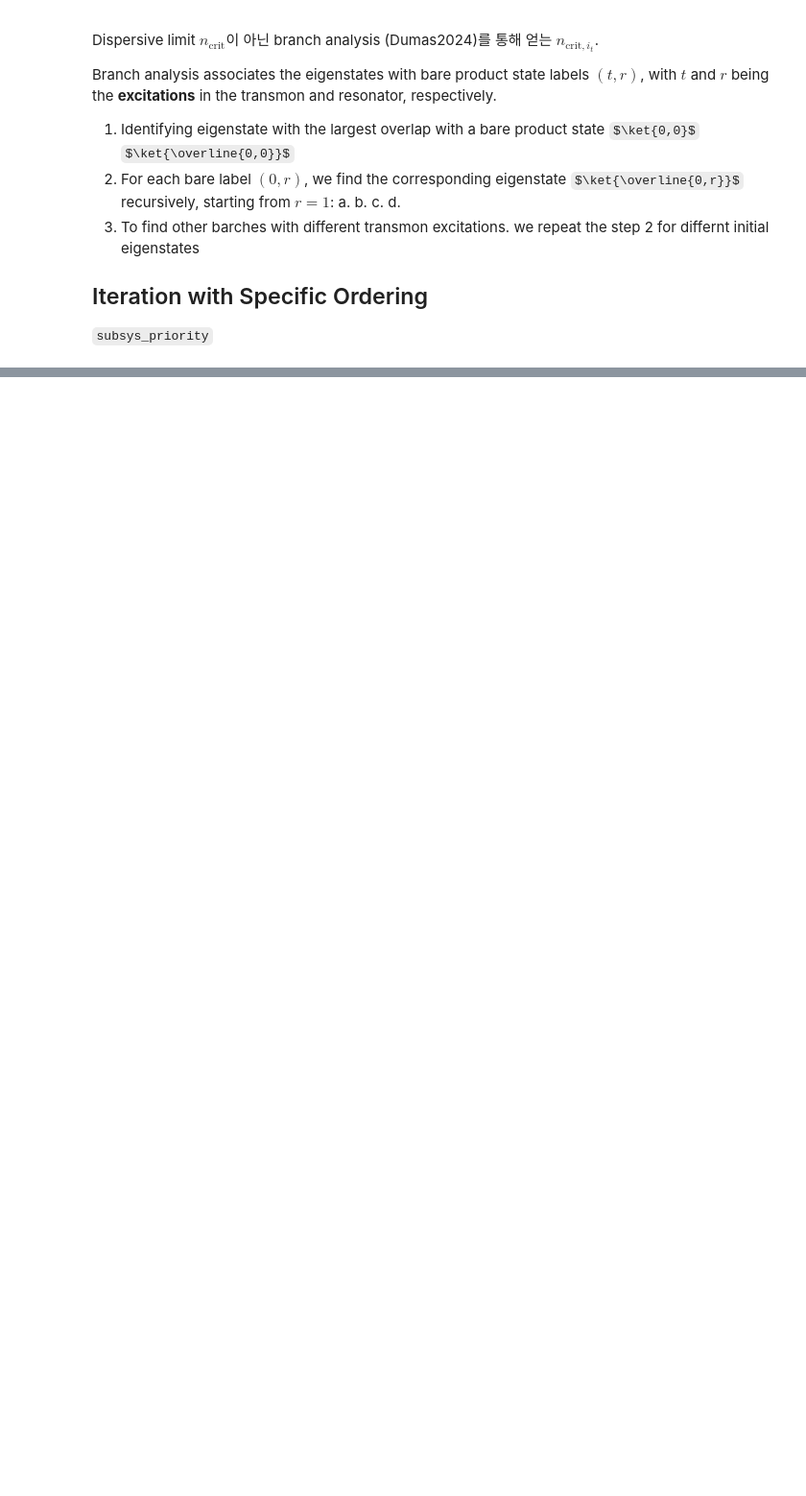
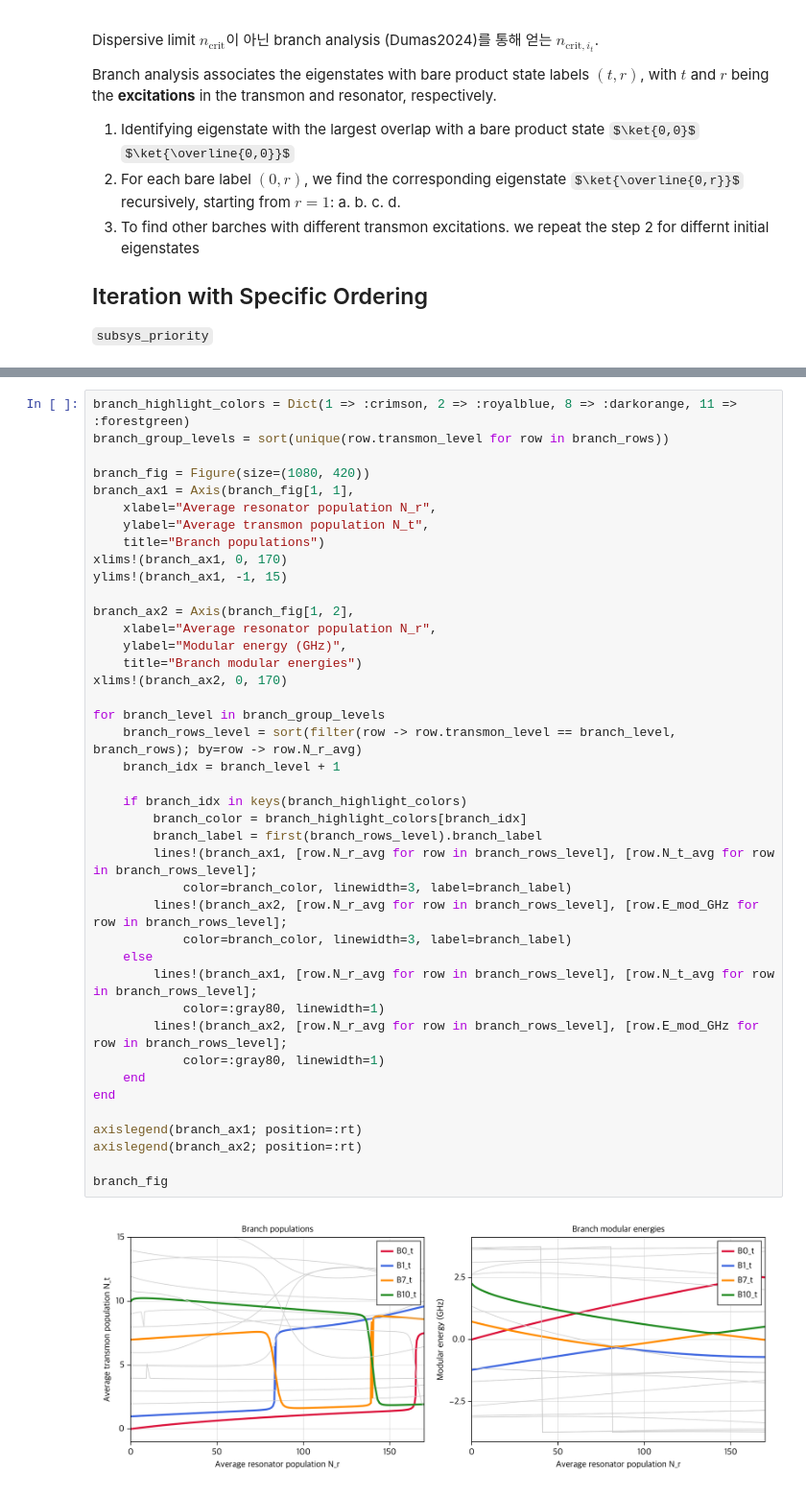
Before and after one commit to yalgaeahn/scqubitsMimic.jl, a Jupyter notebook: examples/demo_fixed_transmon_readout_resonator.ipynb, the cells around one changed output, grey strips where cells are left out. Shown at 96% size. Drawn from its saved outputs; the diff is of its cells as text; some formulas as TeX source; blank space fills up the shorter version.

Commit message:
Update readout resonator notebook coupling model and parameters

```diff
--- a/examples/demo_fixed_transmon_readout_resonator.ipynb
+++ b/examples/demo_fixed_transmon_readout_resonator.ipynb
@@ -315,0 +413,43 @@ Branch analysis associates the eigenstates with bare product state labels $(t,r)
+# %%
+branch_highlight_colors = Dict(1 => :crimson, 2 => :royalblue, 8 => :darkorange, 11 => :forestgreen)
+branch_group_levels = sort(unique(row.transmon_level for row in branch_rows))
+
+branch_fig = Figure(size=(1080, 420))
+branch_ax1 = Axis(branch_fig[1, 1],
+    xlabel="Average resonator population N_r",
+    ylabel="Average transmon population N_t",
+    title="Branch populations")
+xlims!(branch_ax1, 0, 170)
+ylims!(branch_ax1, -1, 15)
+
+branch_ax2 = Axis(branch_fig[1, 2],
+    xlabel="Average resonator population N_r",
+    ylabel="Modular energy (GHz)",
+    title="Branch modular energies")
+xlims!(branch_ax2, 0, 170)
+
+for branch_level in branch_group_levels
+    branch_rows_level = sort(filter(row -> row.transmon_level == branch_level, branch_rows); by=row -> row.N_r_avg)
+    branch_idx = branch_level + 1
+
+    if branch_idx in keys(branch_highlight_colors)
+        branch_color = branch_highlight_colors[branch_idx]
+        branch_label = first(branch_rows_level).branch_label
+        lines!(branch_ax1, [row.N_r_avg for row in branch_rows_level], [row.N_t_avg for row in branch_rows_level];
+            color=branch_color, linewidth=3, label=branch_label)
+        lines!(branch_ax2, [row.N_r_avg for row in branch_rows_level], [row.E_mod_GHz for row in branch_rows_level];
+            color=branch_color, linewidth=3, label=branch_label)
+    else
+        lines!(branch_ax1, [row.N_r_avg for row in branch_rows_level], [row.N_t_avg for row in branch_rows_level];
+            color=:gray80, linewidth=1)
+        lines!(branch_ax2, [row.N_r_avg for row in branch_rows_level], [row.E_mod_GHz for row in branch_rows_level];
+            color=:gray80, linewidth=1)
+    end
+end
+
+axislegend(branch_ax1; position=:rt)
+axislegend(branch_ax2; position=:rt)
+
+branch_fig
+# %% [output]
+[figure, added]
```
Also changed, not shown: parts of 15 cells of this notebook, 3 other files.
